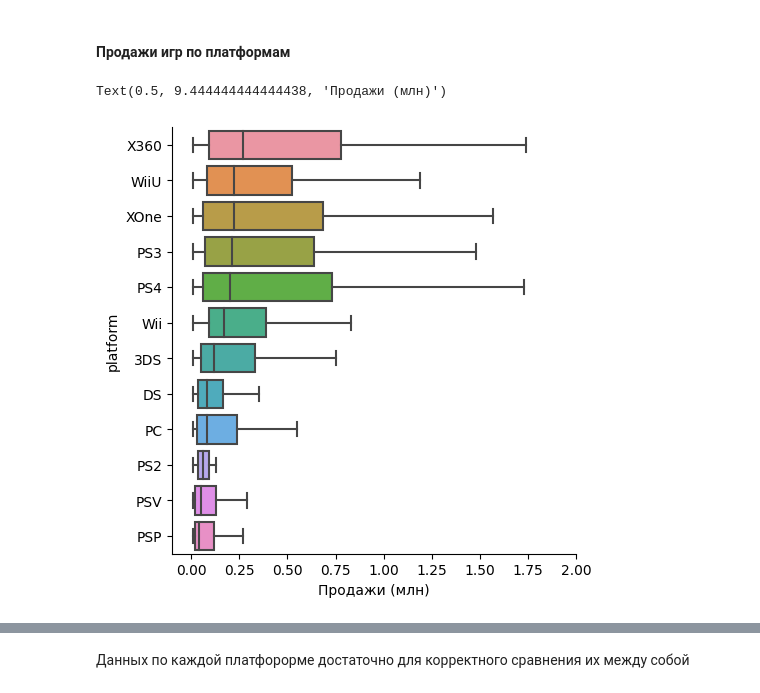
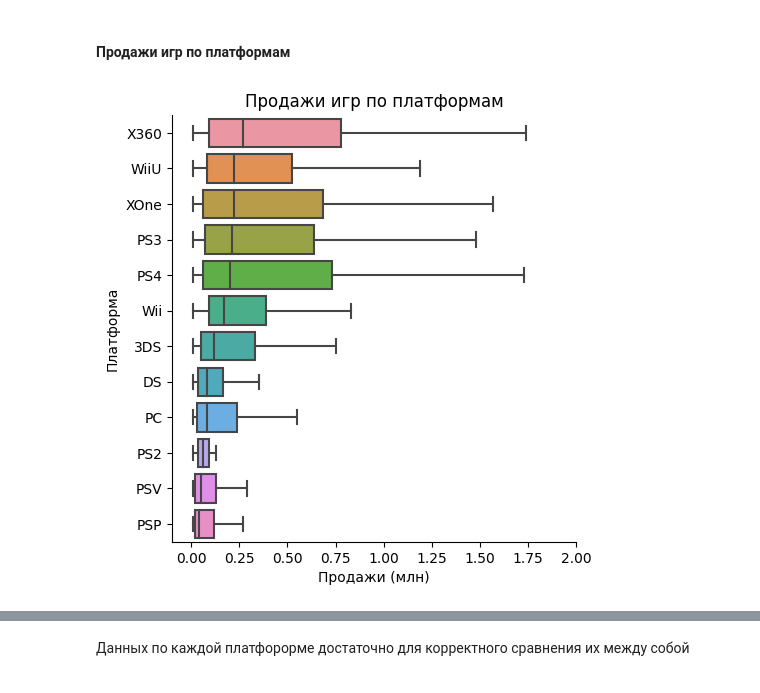
Before and after one commit to atropinskiy/yandex_practice, a Jupyter notebook: games_final.ipynb, the cells around one changed output, grey strips where cells are left out. Saved outputs shown, nothing was run; the diff lists cells and outputs as text; code cells hidden in the pictures.

```diff
--- a/games_final.ipynb
+++ b/games_final.ipynb
@@ -565,17 +508,16 @@ px.histogram(df,x='year_of_release',color = 'platform',width=800)
 # %%
 # Посмотрим зависимость продаж игр от платформы
 # Переходя к следующим блокам сделаем срез по актуальному периоду
 df = df[df['year_of_release']>2010]
 median_order = df.groupby('platform')['sales_total'].median().sort_values(ascending=False).index
 sns.catplot(data = df, x =  'sales_total', y = 'platform',kind = 'box', orient='h', order=median_order, fliersize = 0)
 plt.xlim(-0.1,2)
 plt.xlabel('Продажи (млн)')
-#plt.ylabel('Платформа')
-#plt.title('Продажи игр по платформам')
-#plt.show()
+plt.ylabel('Платформа')
+plt.title('Продажи игр по платформам')
+plt.show()
 # %% [output]
-Text(0.5, 9.444444444444438, 'Продажи (млн)')
-[figure, old version]
+[figure, new version]
 # %%
 # Полезно будет сразу смотреть на количество игр по платформам
 df['platform'].hist()
```
Also changed, not shown: parts of 42 cells of this notebook.
